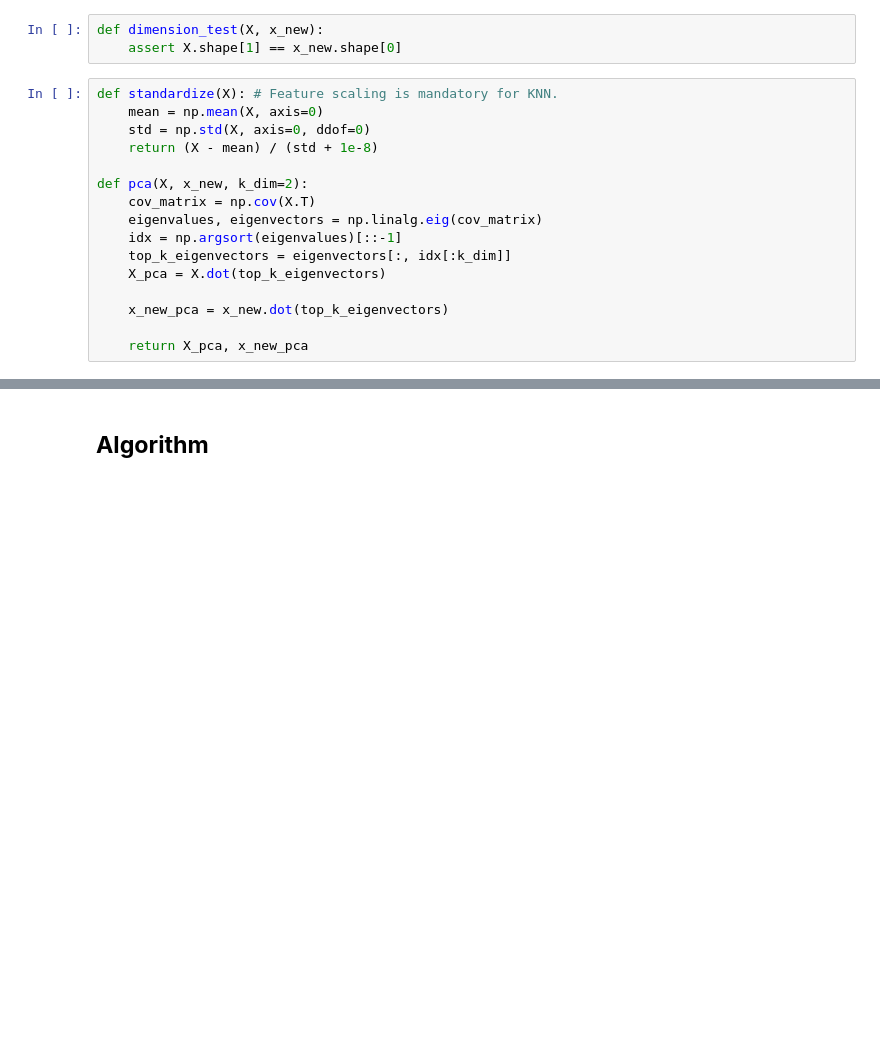
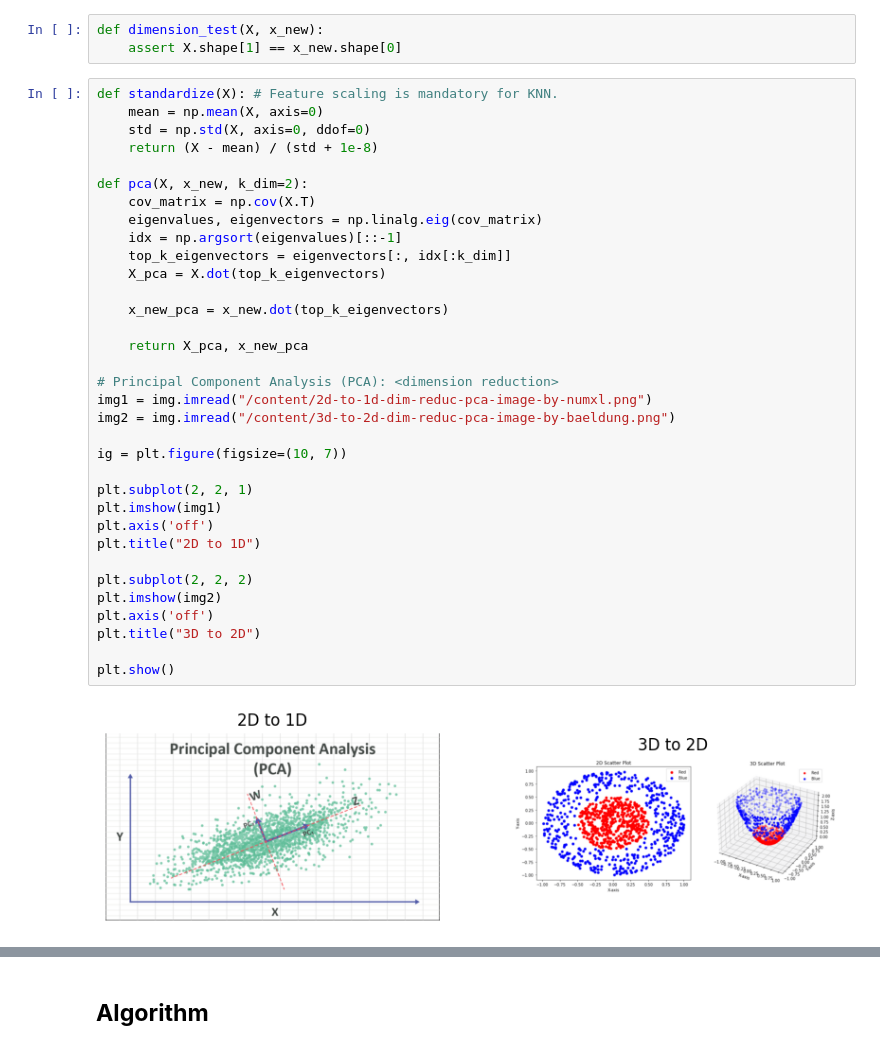
Before and after one commit to parsahmadian/KNN-Numpy-only, a Jupyter notebook: k_nearest_neighbors.ipynb, the cells around one changed output, grey strips where cells are left out. Saved outputs shown, nothing was run; the diff lists cells and outputs as text; blank space fills up the shorter version.

Commit message:
euc Vs manh | plot about PCA

```diff
--- a/k_nearest_neighbors.ipynb
+++ b/k_nearest_neighbors.ipynb
@@ -52,19 +51,39 @@ def dimension_test(X, x_new):
 # %%
 def standardize(X): # Feature scaling is mandatory for KNN.
     mean = np.mean(X, axis=0)
     std = np.std(X, axis=0, ddof=0)
     return (X - mean) / (std + 1e-8)
 
 def pca(X, x_new, k_dim=2):
     cov_matrix = np.cov(X.T)
     eigenvalues, eigenvectors = np.linalg.eig(cov_matrix)
     idx = np.argsort(eigenvalues)[::-1]
     top_k_eigenvectors = eigenvectors[:, idx[:k_dim]]
     X_pca = X.dot(top_k_eigenvectors)
 
     x_new_pca = x_new.dot(top_k_eigenvectors)
 
     return X_pca, x_new_pca
+
+# Principal Component Analysis (PCA): <dimension reduction>
+img1 = img.imread("/content/2d-to-1d-dim-reduc-pca-image-by-numxl.png")
+img2 = img.imread("/content/3d-to-2d-dim-reduc-pca-image-by-baeldung.png")
+
+ig = plt.figure(figsize=(10, 7))
+
+plt.subplot(2, 2, 1)
+plt.imshow(img1)
+plt.axis('off')
+plt.title("2D to 1D")
+
+plt.subplot(2, 2, 2)
+plt.imshow(img2)
+plt.axis('off')
+plt.title("3D to 2D")
+
+plt.show()
+# %% [output]
+[figure, added]
 # %%
 def euclidean(a, b):
     return np.sqrt(np.sum((a - b) ** 2, axis=1)) # or np.linalg.norm(X_train - x_new, axis=1)
```
Also changed, not shown: parts of 5 cells of this notebook.
